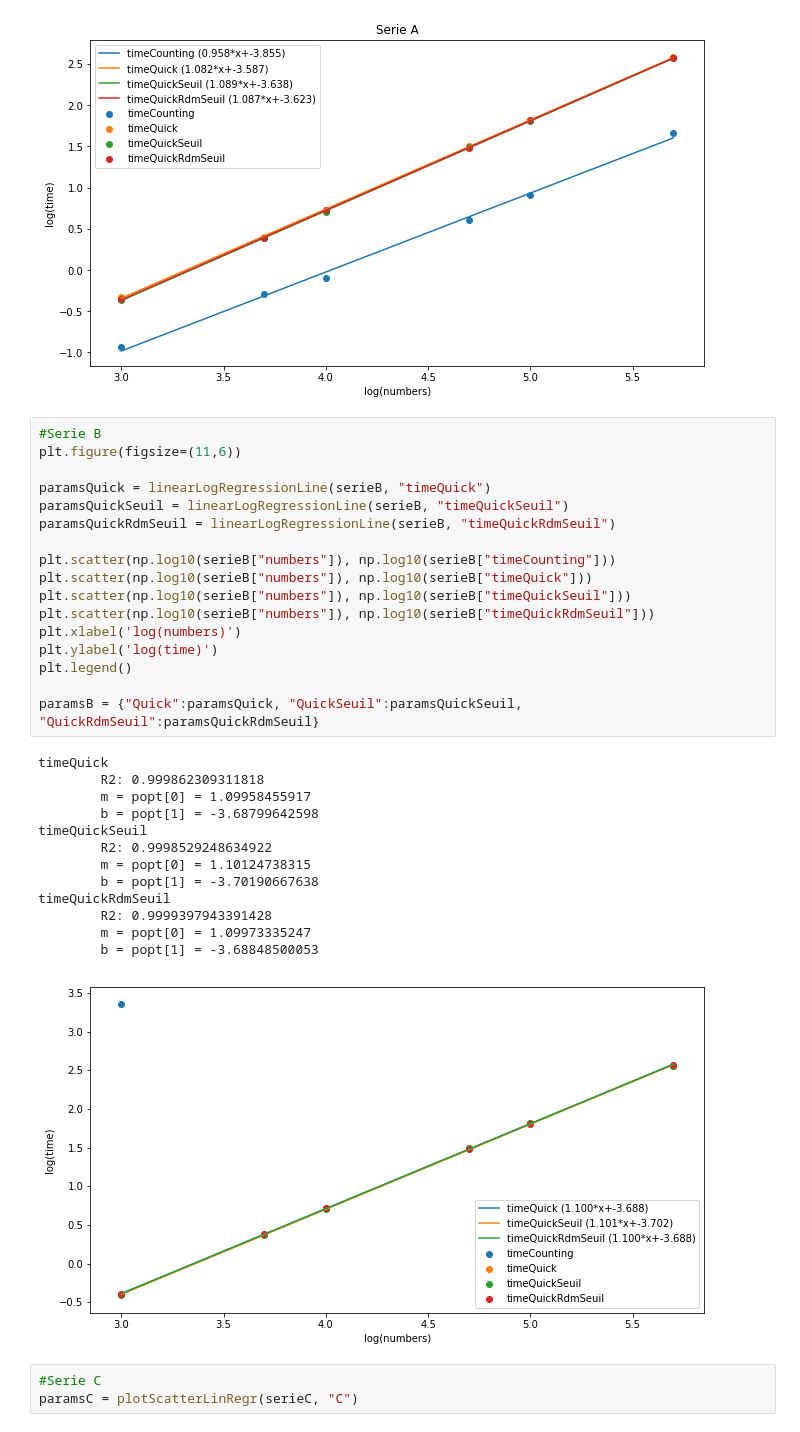
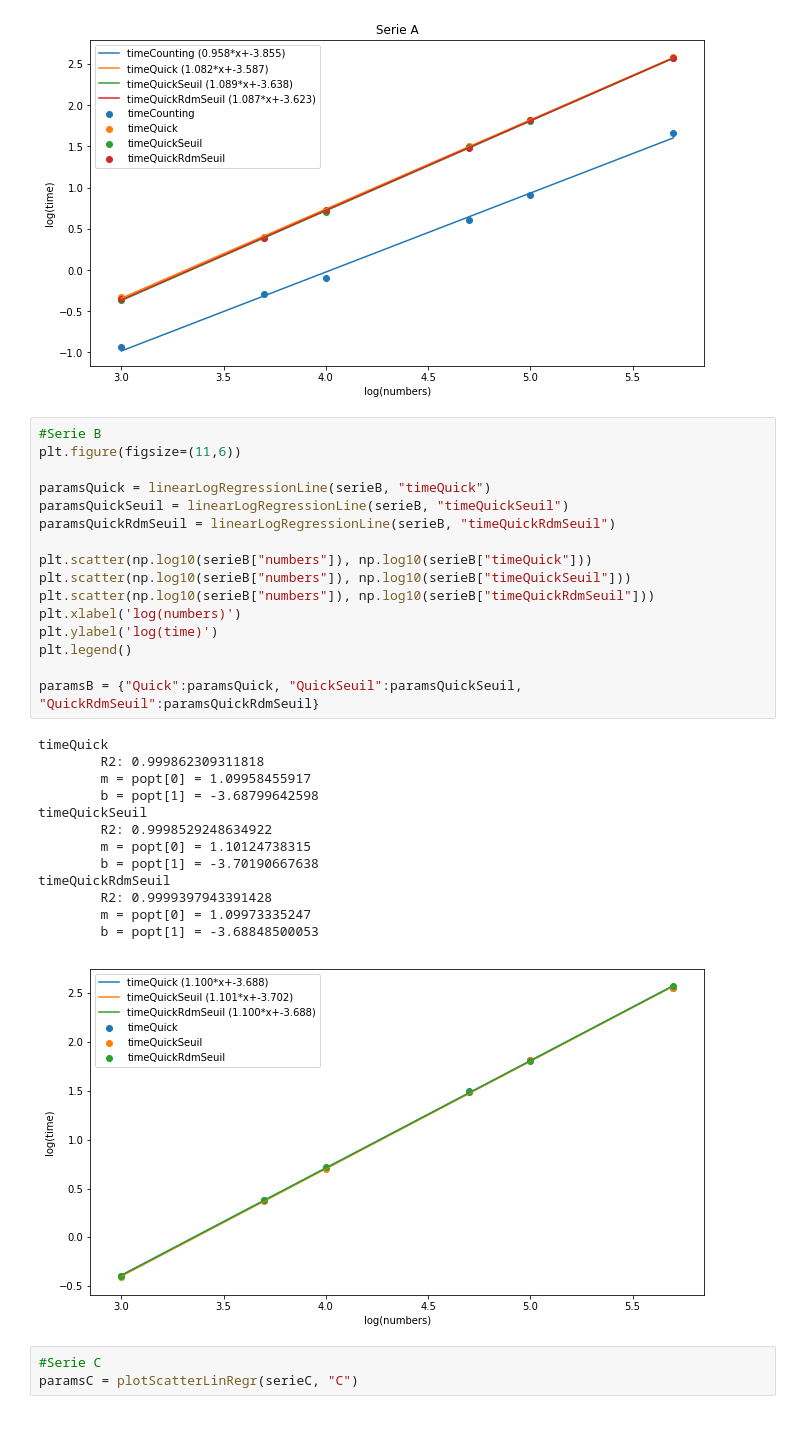
Before and after one commit to FabriceCh/inf8775, a Jupyter notebook: tp1/tp1-H19/comparaisons.ipynb, the cells around one changed output. Cells and saved outputs as stored; diff of their text form.

```diff
--- a/tp1/tp1-H19/comparaisons.ipynb
+++ b/tp1/tp1-H19/comparaisons.ipynb
@@ -387,34 +387,33 @@ timeQuickRdmSeuil
 # %%
 #Serie B
 plt.figure(figsize=(11,6))
 
 paramsQuick = linearLogRegressionLine(serieB, "timeQuick")
 paramsQuickSeuil = linearLogRegressionLine(serieB, "timeQuickSeuil")
 paramsQuickRdmSeuil = linearLogRegressionLine(serieB, "timeQuickRdmSeuil")
 
-plt.scatter(np.log10(serieB["numbers"]), np.log10(serieB["timeCounting"]))
 plt.scatter(np.log10(serieB["numbers"]), np.log10(serieB["timeQuick"]))
 plt.scatter(np.log10(serieB["numbers"]), np.log10(serieB["timeQuickSeuil"]))
 plt.scatter(np.log10(serieB["numbers"]), np.log10(serieB["timeQuickRdmSeuil"]))
 plt.xlabel('log(numbers)')
 plt.ylabel('log(time)')
 plt.legend()
 
 paramsB = {"Quick":paramsQuick, "QuickSeuil":paramsQuickSeuil, "QuickRdmSeuil":paramsQuickRdmSeuil}
 # %% [output]
 timeQuick
         R2: 0.999862309311818
         m = popt[0] = 1.09958455917
         b = popt[1] = -3.68799642598
 timeQuickSeuil
         R2: 0.9998529248634922
         m = popt[0] = 1.10124738315
         b = popt[1] = -3.70190667638
 timeQuickRdmSeuil
         R2: 0.9999397943391428
         m = popt[0] = 1.09973335247
         b = popt[1] = -3.68848500053
-[figure, old version]
+[figure, new version]
 # %%
 #Serie C
 paramsC = plotScatterLinRegr(serieC, "C")
```
Also changed, not shown: parts of 25 cells of this notebook.
